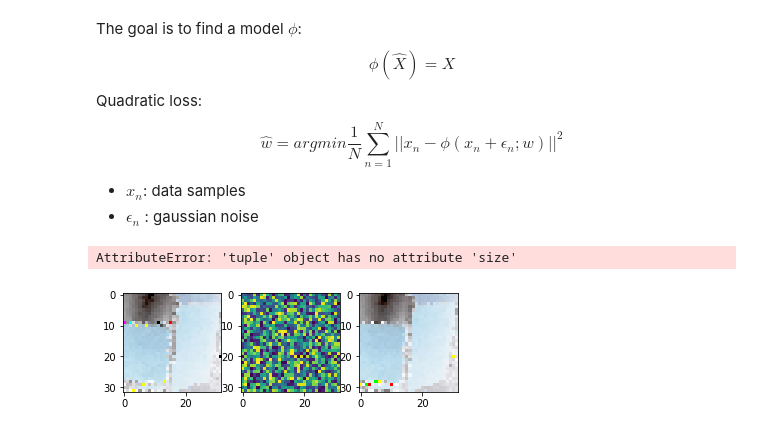
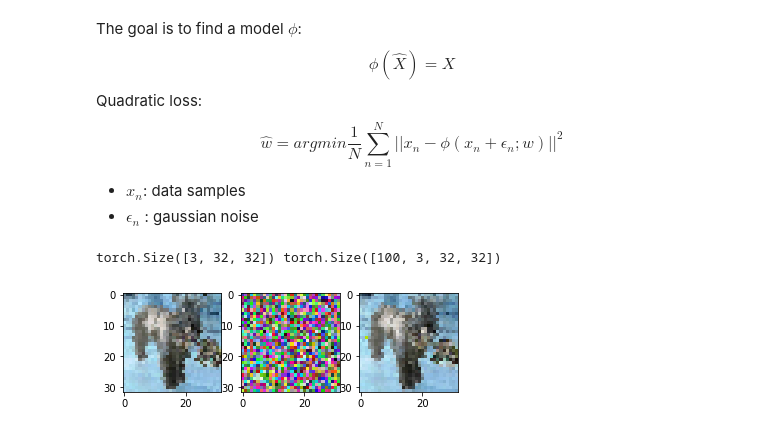
Before and after one commit to SuhanNShetty/DeepLearning_Noise2Noise, a Jupyter notebook: Miniproject_1/Untitled.ipynb, the cells around one changed output. Drawn from its saved outputs; the diff is of its cells as text; code cells hidden in the pictures.

Commit message:
changes bigger model

```diff
--- a/Miniproject_1/Untitled.ipynb
+++ b/Miniproject_1/Untitled.ipynb
@@ -1,7 +1,7 @@
 # %%
 import torch
-path_train = '../miniproject_dataset/train_data.pkl'
-path_val = '../miniproject_dataset/val_data.pkl'
+path_train = '../data/train_data.pkl'
+path_val = '../data/val_data.pkl'
 
 # 2 tensors of size 50000 x 3 x H x W
 # denoise model with this data
@@ -49,13 +86,12 @@ $$\hat{w} = argmin \frac{1}{N} \sum_{n=1}^N || x_n - \phi(x_n + \epsilon_n;w) ||
 from torch import nn
 from tqdm import tqdm
 
-
+device = torch.device('cuda' if torch.cuda.is_available() else 'cpu')
 model_old = nn.Sequential(
-
     nn.Linear(32, 100),
     nn.ReLU(),
     nn.Linear(100,32)
-)
+).to(device)
 model = nn.Sequential(
     nn.Conv2d(3, 32, 3),
     nn.ReLU(),
@@ -65,48 +101,52 @@ model = nn.Sequential(
     nn.ReLU(),
     nn.Conv2d(32, 8, 3),
     nn.ReLU(),
-    nn.ConvTranspose2d(8, 32, 3)
+    nn.ConvTranspose2d(8, 32, 3),
     nn.ReLU(),
-    nn.ConvTranspose2d(32, 32, 3)
+    nn.ConvTranspose2d(32, 32, 3),
     nn.ReLU(),
-    nn.ConvTranspose2d(32, 32, 3)
+    nn.ConvTranspose2d(32, 32, 3),
     nn.ReLU(),
     nn.ConvTranspose2d(32, 3, 3)
-    nn.ReLU(),
-    nn.ConvTranspose2d(9, 3, 3)
-)
+).to(device)
+
+# model_paper = nn.Sequential(
+
+# )
 from PIL import Image
 import torch
 import torchvision
 import torchvision.transforms as T
 from PIL import Image
 
 transform = T.ToPILImage()
+model = Model().to(device)
 
-batch_size, nb_epochs = 100, 10
+batch_size, nb_epochs = 100, 100
 optimizer = torch.optim.Adam(model.parameters(), lr = 1e-3)
 mse = nn.MSELoss()
 
 for e in tqdm(range(nb_epochs)):
-    input = noisy_imgs_1.type(torch.float).split(batch_size)
-    target = noisy_imgs_2.type(torch.float).split(batch_size)
+    input = noisy_imgs_1.to(device).type(torch.float).split(batch_size)
+    target = noisy_imgs_2.to(device).type(torch.float).split(batch_size)
     for i in range(len(input)):
         output = model(input[i])
+#         print(model(input[i]))
+        loss = mse(output[i], target[i])
 
-        loss = mse(output[i], target[i])
         optimizer.zero_grad()
         loss.backward()
         optimizer.step()
 
 plt.figure()
 plt.subplot(1, 3, 1)
-plt.imshow(transform(input[i][0]))
+plt.imshow(transform(input[i][11]))
 plt.subplot(1, 3, 2)
-plt.imshow(transform(output[i][0]))
+plt.imshow(transform(output[11]))
 plt.subplot(1, 3, 3)
-plt.imshow(transform(target[i][0]))
+plt.imshow(transform(target[i][11]))
 
-print(output.size(), target.size())
+print(output[0].size(), target[0].size())
 # %% [output]
-AttributeError: 'tuple' object has no attribute 'size'
+torch.Size([3, 32, 32]) torch.Size([100, 3, 32, 32])
-[figure, old version]
+[figure, new version]
```
Also changed, not shown: parts of 5 cells of this notebook.
